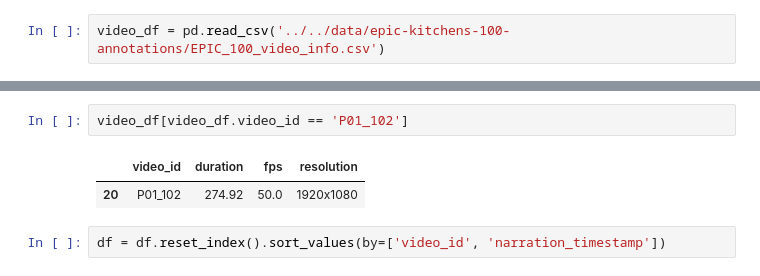
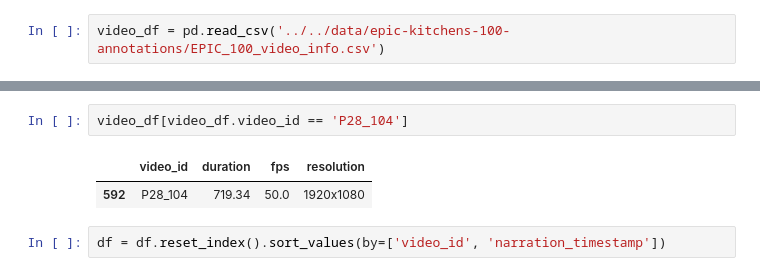
Before and after one commit to BarunKGP/HAAR, a Jupyter notebook: src/scratch/feature_extraction.ipynb, the cells around one changed output, grey strips where cells are left out. Drawn from its saved outputs; the diff is of its cells as text.

```diff
--- a/src/scratch/feature_extraction.ipynb
+++ b/src/scratch/feature_extraction.ipynb
@@ -164,8 +209,8 @@ video_df = pd.read_csv('../../data/epic-kitchens-100-annotations/EPIC_100_video_
 # %%
-video_df[video_df.video_id == 'P01_102']
+video_df[video_df.video_id == 'P28_104']
 # %% [output]
 |  | video_id | duration | fps | resolution |
-| 20 | P01_102 | 274.92 | 50.0 | 1920x1080 |
+| 592 | P28_104 | 719.34 | 50.0 | 1920x1080 |
 # %%
 df = df.reset_index().sort_values(by=['video_id', 'narration_timestamp'])
 # %%
```
Also changed, not shown: parts of 4 cells of this notebook, 1 other file.
